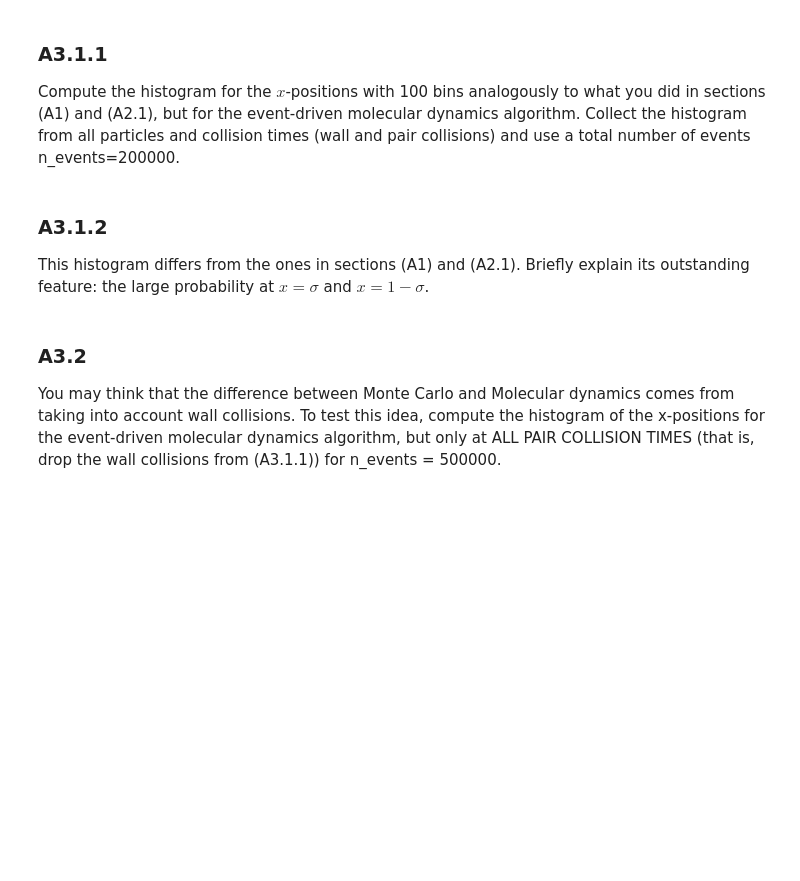
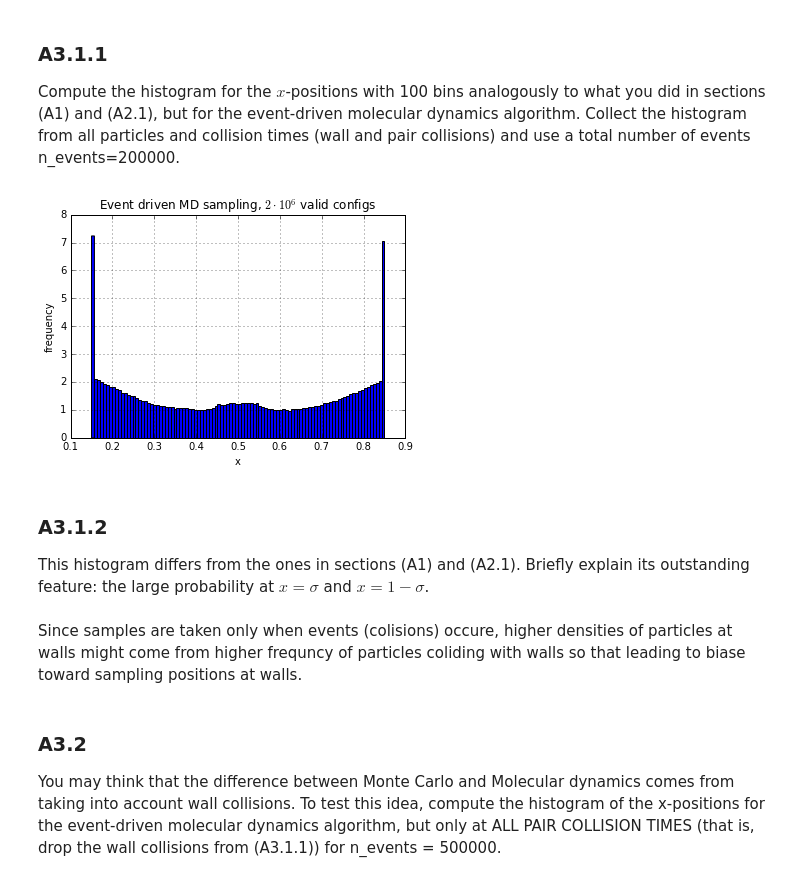
Before and after one commit to MirekJ/mirekJ_7110_v2, a Jupyter notebook: Homework/HW2.ipynb, the cells around one changed output. Drawn from its saved outputs; the diff is of its cells as text; code cells hidden in the pictures; blank space fills up the shorter version.

```diff
--- a/Homework/HW2.ipynb
+++ b/Homework/HW2.ipynb
@@ -111,8 +142,12 @@ singles = [(0, 0), (0, 1), (1, 0), (1, 1), (2, 0), (2, 1), (3, 0), (3, 1)]
 pairs = [(0, 1), (0, 2), (0, 3), (1, 2), (1, 3), (2, 3)]
 sigma = 0.15
 t = 0.0
-n_events = 100
+n_events = 200000
+
+histo_data_EDMD = []
+
 for event in range(n_events):
+    histo_data_EDMD.append(pos[0][0])
     wall_times = [wall_time(pos[k][l], vel[k][l], sigma) for k, l  in singles]
     pair_times = [pair_time(pos[k], vel[k], pos[l], vel[l], sigma) for k, l in pairs]
     next_event = min(wall_times + pair_times)
@@ -131,20 +166,32 @@ for event in range(n_events):
         for k in range(2):
             vel[a][k] += e_perp[k] * scal
             vel[b][k] -= e_perp[k] * scal
-    print 'event', event
-    print 'time', t
-    print 'pos', pos
-    print 'vel', vel
+#    print 'event', event
+#    print 'time', t
+#    print 'pos', pos
+#    print 'vel', vel
 # %% [markdown]
 ### A3.1.1
 
 Compute the histogram for the $x$-positions with 100 bins analogously to what you did in sections (A1) and (A2.1),
 but for the event-driven molecular dynamics algorithm. Collect the histogram from all particles and collision times (wall and pair collisions) and use a total number of events n_events=200000.
+# %%
+pylab.hist(histo_data_EDMD, bins=100, normed=True)
+pylab.xlabel('x')
+pylab.ylabel('frequency')
+pylab.title(r'Event driven MD sampling, $2 \cdot 10^6$ valid configs')
+pylab.grid()
+pylab.savefig('direct_disks_histo_EDMD.png')
+pylab.show()
+# %% [output]
+[figure, added]
 # %% [markdown]
 ### A3.1.2
 
 This histogram differs from the ones in sections (A1) and (A2.1). Briefly explain its outstanding feature: the large
 probability at $x = \sigma$ and $x = 1 - \sigma$.
+# %% [markdown]
+Since samples are taken only when events (colisions) occure, higher densities of particles at walls might come from higher frequncy of particles coliding with walls so that leading to biase toward sampling positions at walls.
 # %% [markdown]
 ### A3.2
 
```
Also changed, not shown: parts of 12 cells of this notebook.
